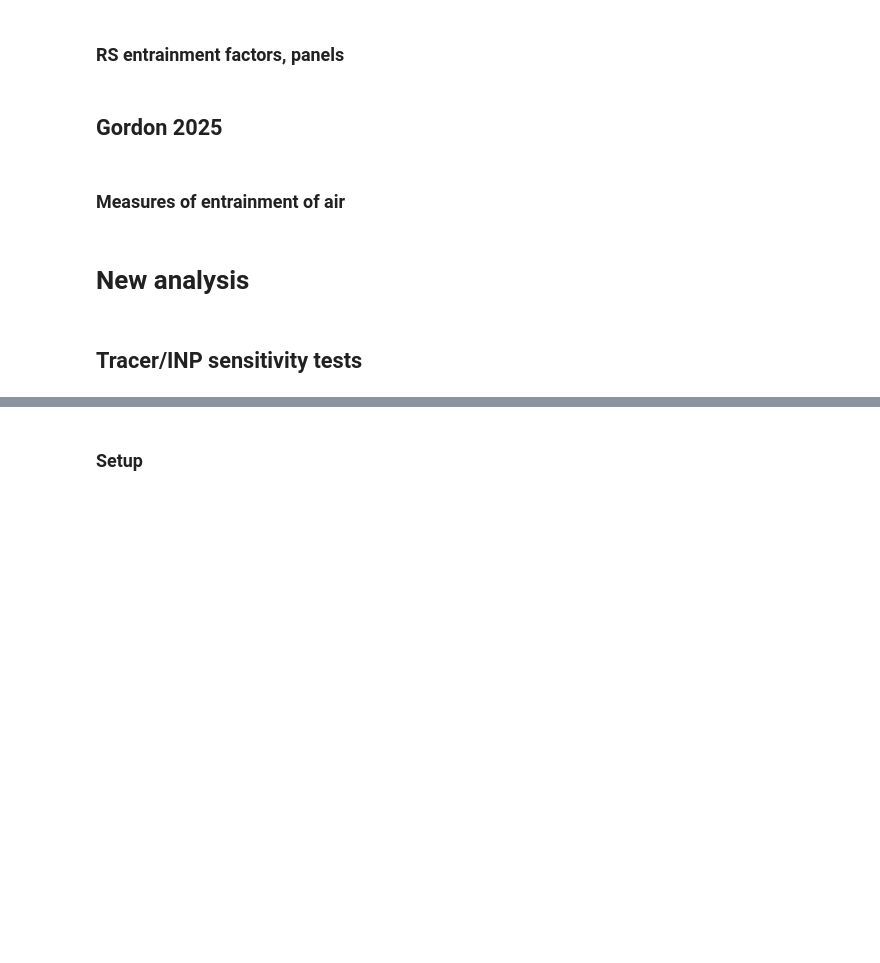
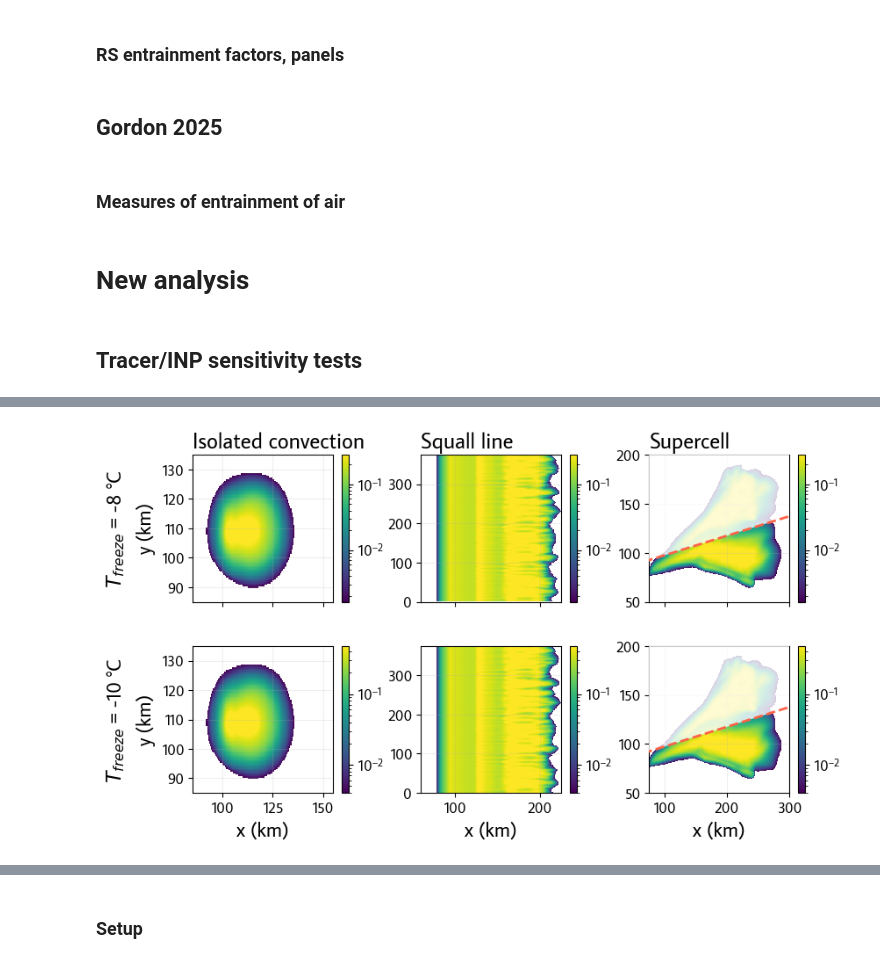
Before and after one commit to cmdavis4/tracer_paper, a Jupyter notebook: analysis-tracerpaper.ipynb, the cells around one changed output, grey strips where cells are left out. Drawn from its saved outputs; the diff is of its cells as text; code cells hidden in the pictures; blank space fills up the shorter version.

```diff
--- a/analysis-tracerpaper.ipynb
+++ b/analysis-tracerpaper.ipynb
@@ -52,3 +52,11 @@ import common_limited as cm
 import blt_utils_limited as blt
 
 plt.style.use(blt.MPL_STYLE)
+
+# Make a default function for saving figures and data to the right place
+# and with the right extensions
+save_figure_and_data = lambda: cm.plotting.save_figure_and_data(
+    figure_output_dirs=[blt.FIGS_DIR],
+    data_output_dirs=[blt.FIGURE_DATA_DIR],
+    extensions=[".pdf", ".png"],
+)
@@ -3397,0 +3367,71 @@ cm.plotting.fig_multisave(
+# %%
+cm.plotting.start_figure("surface_inp_concentrations")
+
+this_fig_freezing_temps = [-8, -10]
+
+fig, axs = plt.subplots(
+    ncols=3,
+    nrows=len(this_fig_freezing_temps),
+    figsize=(8, 2.2 * len(this_fig_freezing_temps)),
+    sharex="col",
+    sharey="col",
+)
+
+ax_lims = {
+    "ic_wk": {"x": [85000, 155000], "y": [85000, 135000]},
+    "sl_wk": {"x": [60000, 225000], "y": None},
+    "sc_wk": {"x": [75000, 300000], "y": [50000, 200000]},
+}
+
+
+def lm_polygon():
+    return plt.Polygon(
+        [
+            (storm_ds["x"].min(), blt.sc_wk_right_mover_boundary(storm_ds["x"].min())),
+            (storm_ds["x"].min(), storm_ds["y"].max()),
+            (storm_ds["x"].max(), storm_ds["y"].max()),
+            (storm_ds["x"].max(), blt.sc_wk_right_mover_boundary(storm_ds["x"].max())),
+        ],
+        closed=True,
+        facecolor=(1, 1, 1, 0.8),
+        edgecolor="tomato",
+        linestyle="dashed",
+        linewidth=2,
+        zorder=999,
+    )
+
+
+for ax in axs[-1, :]:
+    ax.set_xlabel("x (km)")
+
+during_rain_times = {"ic_wk": 100, "sl_wk": 180, "sc_wk": 180}
+
+for storm_ix, (storm, storm_ds) in enumerate(storm_dss.items()):
+    axs[0, storm_ix].set_title(blt.STORM_LABELS[storm])
+    for freezing_temp_ix, freezing_temp in enumerate(this_fig_freezing_temps):
+        ax = axs[freezing_temp_ix, storm_ix]
+        pc = ax.pcolormesh(
+            storm_ds["x"],
+            storm_ds["y"],
+            p_to_inp(
+                storm_ds.sel(
+                    {"time": blt.minutes_to_simulation_time(during_rain_times[storm])}
+                )["ACCPR"],
+                freezing_temp,
+            ),
+            norm=colors.LogNorm(),
+            name=f"storm-{storm}_freezingtemp-{freezing_temp}_inps",
+        )
+        cbar = plt.colorbar(pc, ax=ax)
+        # cbar.ax.set_ylabel("#/L")
+        ax.set_xlim(ax_lims[storm]["x"])
+        ax.set_ylim(ax_lims[storm]["y"])
+        if storm == "sc_wk":
+            ax.add_patch(lm_polygon())
+        cm.plotting.scale_axes_ticks(ax)
+        if storm_ix == 0:
+            ax.set_ylabel("y (km)")
+            cm.plotting.add_row_header_auto(ax, rf"$T_{{freeze}}$ = {freezing_temp} °C")
+
+save_figure_and_data()
+# %% [output]
@@ -3398,3 +3445,4 @@ cm.plotting.fig_multisave(
+[figure, added]
 # %%
 fig, ax = plt.subplots()
 
```
Also changed, not shown: parts of 53 cells of this notebook, 3 other files.
